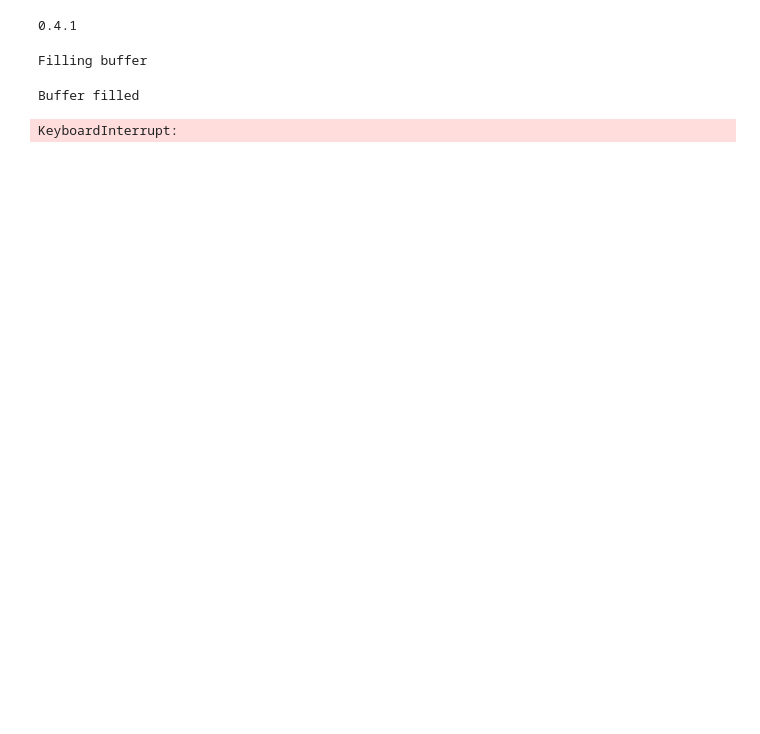
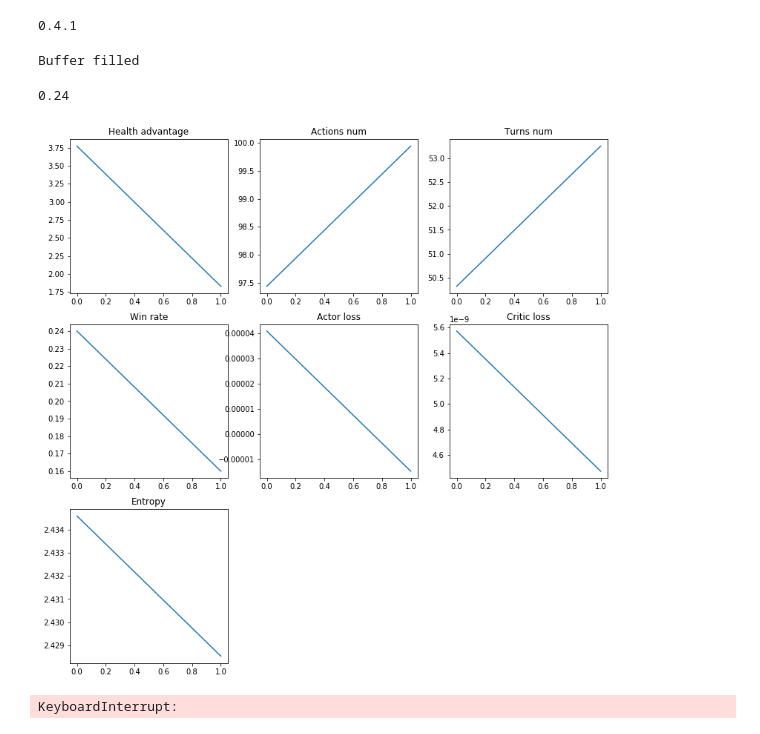
Before and after one commit to GospodinNoob/RL_CCG, a Jupyter notebook: self-play.ipynb, the cells around one changed output. Cells and saved outputs as stored; diff of their text form; code cells hidden in the pictures; blank space fills up the shorter version.

```diff
--- a/self-play.ipynb
+++ b/self-play.ipynb
@@ -55,11 +54,11 @@ import pickle
 
 a2cAgent = None
 
-with open('best_model_no_en2.pickle', 'rb') as f:
+with open('best_model.pickle', 'rb') as f:
     a2cAgent = pickle.load(f)
 
 a2cAgentCheckPoint = copy.deepcopy(a2cAgent)
-a2cAgentCheckPoint.setTraning(False)
+a2cAgentCheckPoint.setTraining(False)
 # %%
 trainer = Trainer(session, [a2cAgent, a2cAgentCheckPoint])
 trainer2 = Trainer(session2, [a2cAgentCheckPoint, a2cAgent])
@@ -90,12 +89,18 @@ value_loss_epoch = []
 
 print("Filling buffer")
 for i in range(100):
+    print(i)
     trainer.playGame(record = True, evaluate = False)
+    clear_output()
+trainer.dropSession()
+for i in range(100):
+    print(i)
     trainer2.playGame(record = True, evaluate = False)
+    clear_output()
+trainer2.dropSession()
 print("Buffer filled")
 # %% [output]
-Filling buffer
+Buffer filled
-Buffer filled
 # %%
 
 for self_iters in range(10):
@@ -110,7 +115,6 @@ for self_iters in range(10):
         game_stat, _ = eval_trainer.playGame(record = False, evaluate = True)
         adv, actions_num, turns, winner = game_stat
         mean_wins += winner[0]
-
     for i in range(eval_games // 2):
         game_stat, _ = eval_trainer2.playGame(record = False, evaluate = True)
         adv, actions_num, turns, winner = game_stat
@@ -123,6 +127,8 @@ for self_iters in range(10):
     for i in range(600):
         for j in range(30):
             trainer.playSteps(10, replay_id = str(i)+" "+str(j)+"1")
+        trainer.dropSession()
+        for j in range(30):
             trainer2.playSteps(10, replay_id = str(i)+" "+str(j)+"2")
         observation, _, _ = session.processNewStateInfo()
         winner = -1
@@ -136,7 +142,7 @@ for self_iters in range(10):
         actor_loss_epoch.append((actor_loss + actor_loss2) / 2)
         value_loss_epoch.append((value_loss + value_loss2) / 2)
 
-        if True:#(i % 50 == 0):
+        if (i % 50 == 0):
             clear_output()
             eval_games = 100
             mean_health_adv = 0
@@ -193,35 +199,37 @@ for self_iters in range(10):
             plt.title("Actions num")
 
             plt.subplot(3, 3, 3)
             plt.plot(range(len(turns_log)), turns_log)
             plt.title("Turns num")
 
             plt.subplot(3, 3, 4)
             plt.plot(range(len(wins_log)), wins_log)
             plt.title("Win rate")
 
             plt.subplot(3, 3, 5)
             plt.plot(range(len(actor_loss_log)), actor_loss_log)
             plt.title("Actor loss")
 
             plt.subplot(3, 3, 6)
             plt.plot(range(len(value_loss_log)), value_loss_log)
             plt.title("Critic loss")
 
             plt.subplot(3, 3, 7)
             plt.plot(range(len(entropy_log)), entropy_log)
             plt.title("Entropy")
 
             plt.show()
 
     if(cur_score > prev_score):
         prev_score = cur_score
         a2cAgentCheckPoint = copy.deepcopy(a2cAgent)
-        a2cAgentCheckPoint.setTraning(False)
+        a2cAgentCheckPoint.setTraining(False)
         trainer = Trainer(session, [a2cAgent, a2cAgentCheckPoint])
         trainer2 = Trainer(session2, [a2cAgentCheckPoint, a2cAgent])
 # %% [output]
-KeyboardInterrupt:
+0.24
+[figure, added]
+KeyboardInterrupt:
 # %%
 with open('best_self_play_model_no_en2.pickle', 'wb') as f:
     pickle.dump(a2cAgent, f)
```
Also changed, not shown: parts of 1 cell of this notebook, 6 other files.
